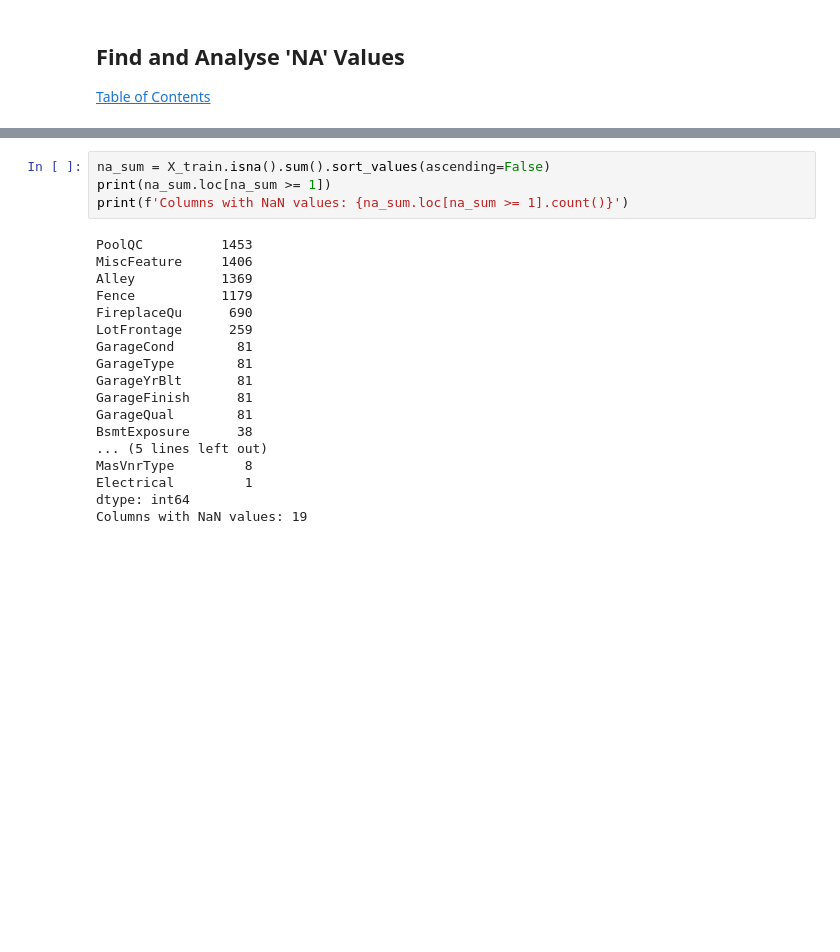
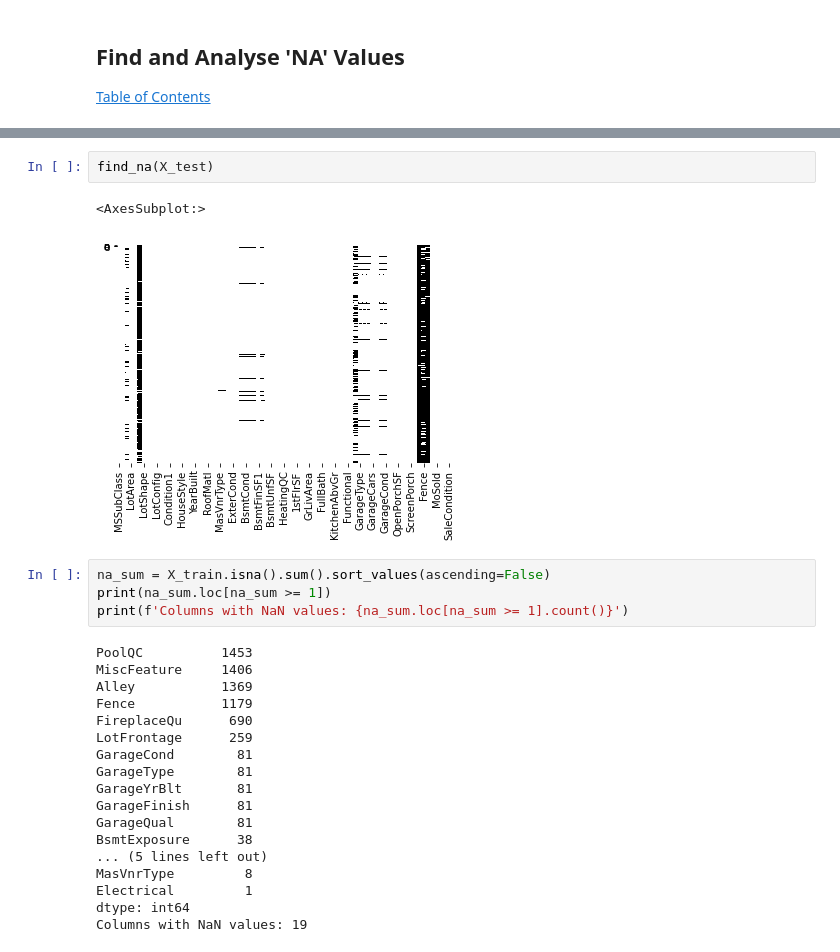
Before and after one commit to bperry555/kaggle, a Jupyter notebook: housePrices/housingPrices.ipynb, the cells around one changed output, grey strips where cells are left out. Saved outputs shown, nothing was run; the diff lists cells and outputs as text; blank space fills up the shorter version.

```diff
--- a/housePrices/housingPrices.ipynb
+++ b/housePrices/housingPrices.ipynb
@@ -97,3 +111,8 @@ sns.heatmap(X_train.isna(),cmap='binary', cbar=False, yticklabels='none')
+# %%
+find_na(X_test)
+# %% [output]
+<AxesSubplot:>
+[figure, added]
 # %%
 na_sum = X_train.isna().sum().sort_values(ascending=False)
 print(na_sum.loc[na_sum >= 1])
```
Also changed, not shown: parts of 36 cells of this notebook.
